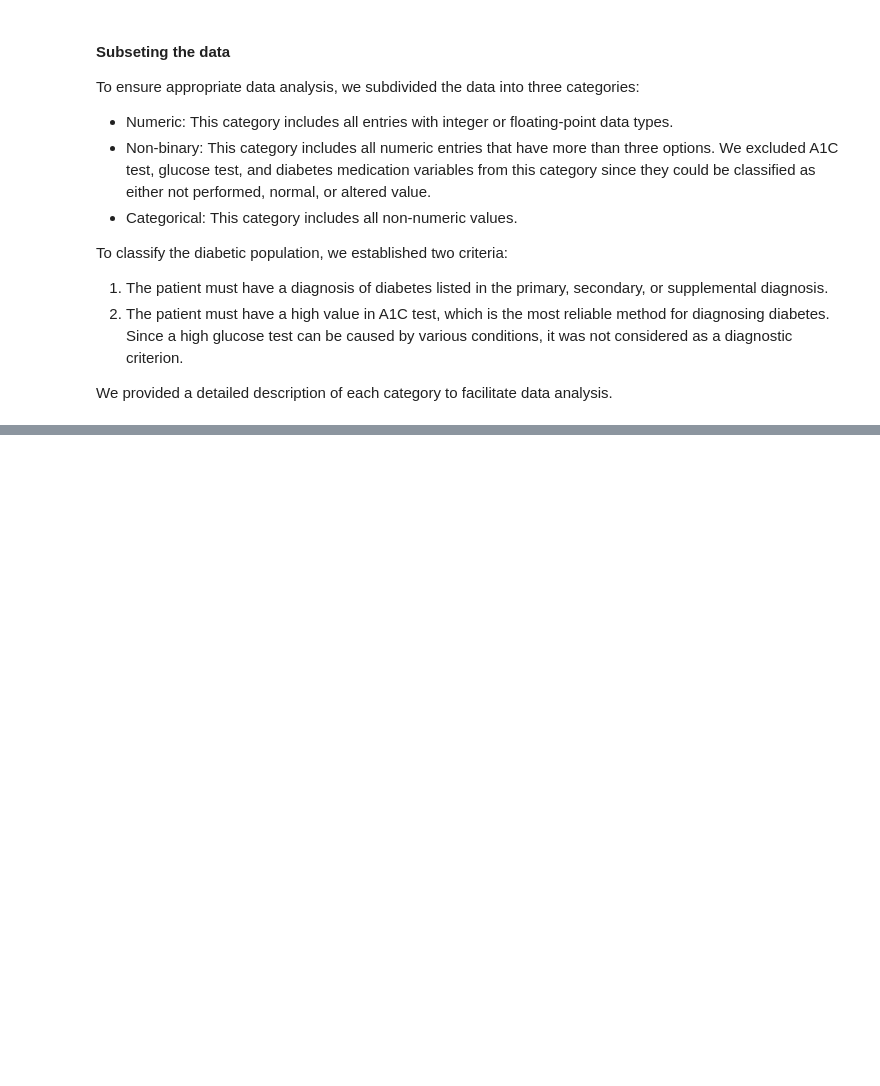
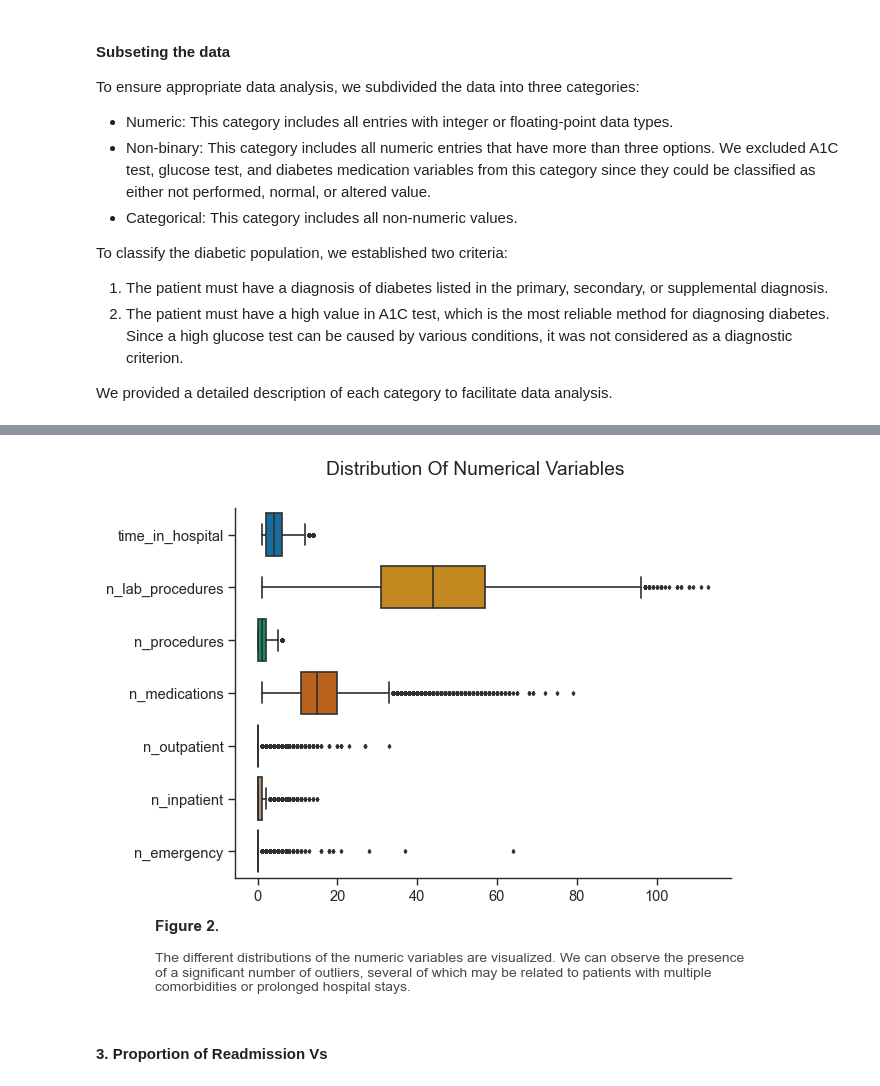
Before and after one commit to SirTee12/Reducing-Hospital-Readmission, a Jupyter notebook: Reducing-Hospital-Readmissions.ipynb, the cells around one changed output, grey strips where cells are left out. Cells and saved outputs as stored; diff of their text form; code cells hidden in the pictures; blank space fills up the shorter version.

```diff
--- a/Reducing-Hospital-Readmissions.ipynb
+++ b/Reducing-Hospital-Readmissions.ipynb
@@ -326,0 +356,16 @@ plt.show()
+# %%
+# Plot a box plot to show the distribution of the numerical columns
+df_num = hospital_read[non_binary].copy() # make a copy of the dataset
+ax_box = sns.boxplot(data = df_num, showfliers = True,
+                    orient='h', fliersize = 2)
+ax_box.get_figure().suptitle('Distribution of numerical variables'.title())
+
+# set the caption parameters for the figure
+fig1_boxplot_numeric = set_fig_caption(fig = ax_box.get_figure(), fig_number = 2,
+                                      gap = 0.08,
+                                      caption = 'The different distributions of the numeric variables are visualized. We can observe the presence\nof a significant number of outliers, several of which may be related to patients with multiple\ncomorbidities or prolonged hospital stays.', size = 10)
+plt.show()
+# %% [output]
+[figure, added]
+# %% [markdown]
+#### 3. Proportion of Readmission Vs
```
Also changed, not shown: parts of 8 cells of this notebook.
